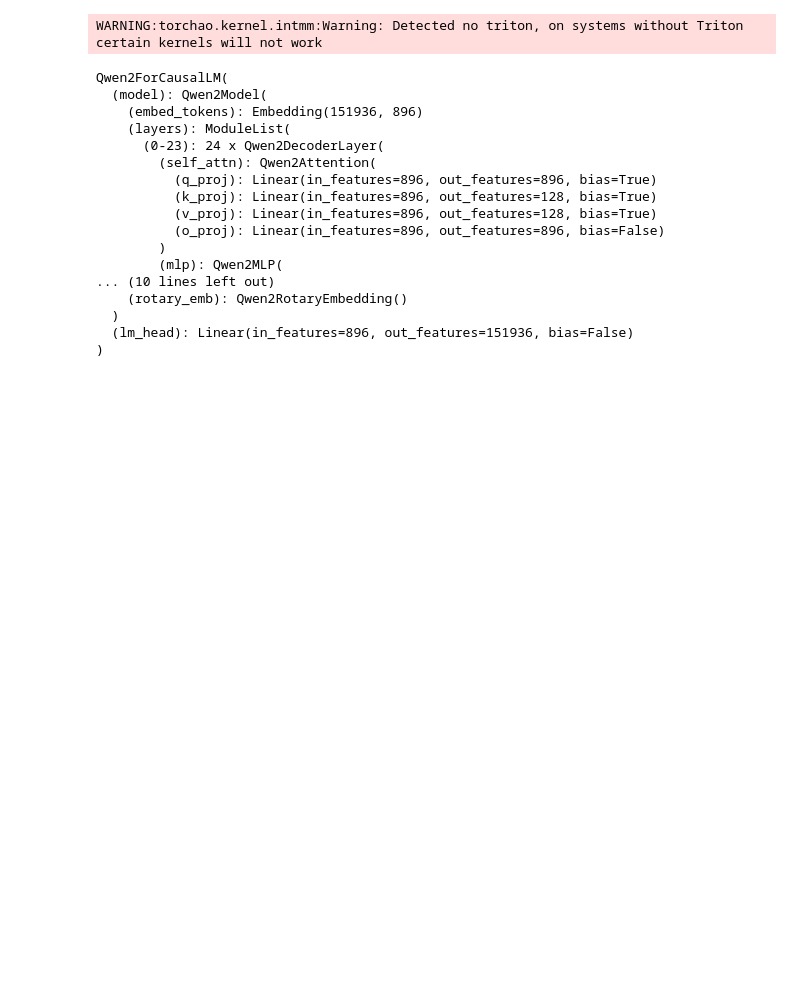
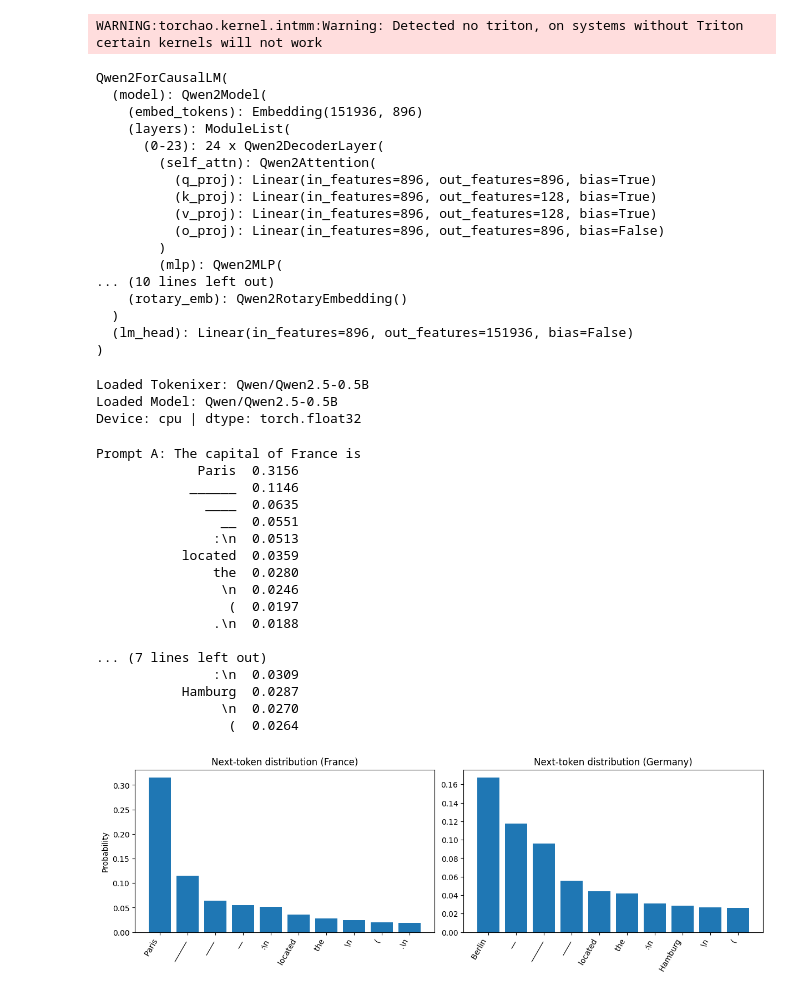
Before and after one commit to MonuSingh16/code-blogs-articles, a Jupyter notebook: 01-code-nb-scripts/15-next-token-prob.ipynb, the cells around one changed output. Drawn from its saved outputs; the diff is of its cells as text; code cells hidden in the pictures; blank space fills up the shorter version.

Commit message:
next token prob file

```diff
--- a/01-code-nb-scripts/15-next-token-prob.ipynb
+++ b/01-code-nb-scripts/15-next-token-prob.ipynb
@@ -57,3 +57,17 @@ Qwen2ForCausalLM(
   )
   (lm_head): Linear(in_features=896, out_features=151936, bias=False)
 )
+# %%
+# Qwen configs sometimes have no pad_token set; safest is EOS
+if tokenizer.pad_token is None:
+    tokenizer.pad_token = tokenizer.eos_token
+if model.config.pad_token_id is None:
+    model.config.pad_token_id = model.config.eos_token_id
+
+print("Loaded Tokenixer:", tokenizer.name_or_path)
+print("Loaded Model:", model.name_or_path)
+print("Device:", device, "| dtype:", dtype )
+# %% [output]
+Loaded Tokenixer: Qwen/Qwen2.5-0.5B
+Loaded Model: Qwen/Qwen2.5-0.5B
+Device: cpu | dtype: torch.float32
@@ -59,0 +112,42 @@ Qwen2ForCausalLM(
+# %%
+# Prompts differ by ONE token
+prompt_a = "The capital of France is"
+prompt_b = "The capital of Germany is"
+
+top_k = 10
+tokens_a, probs_a = get_next_token_topk(prompt_a, top_k=top_k)
+tokens_b, probs_b = get_next_token_topk(prompt_b, top_k=top_k)
+
+print("\nPrompt A:", prompt_a)
+for t, p in zip(tokens_a, probs_a):
+    print(f"{t:>18}  {p:.4f}")
+
+print("\nPrompt B:", prompt_b)
+for t, p in zip(tokens_b, probs_b):
+    print(f"{t:>18}  {p:.4f}")
+
+plot_topk(
+    tokens_a, probs_a,
+    tokens_b, probs_b,
+    title_a="Next-token distribution (France)",
+    title_b="Next-token distribution (Germany)"
+)
+# %% [output]
+Prompt A: The capital of France is
+             Paris  0.3156
+            ______  0.1146
+              ____  0.0635
+                __  0.0551
+               :\n  0.0513
+           located  0.0359
+               the  0.0280
+                \n  0.0246
+                 (  0.0197
+               .\n  0.0188
+
+... (7 lines left out)
+               :\n  0.0309
+           Hamburg  0.0287
+                \n  0.0270
+                 (  0.0264
+[figure, added]
```
Also changed, not shown: parts of 1 cell of this notebook.
